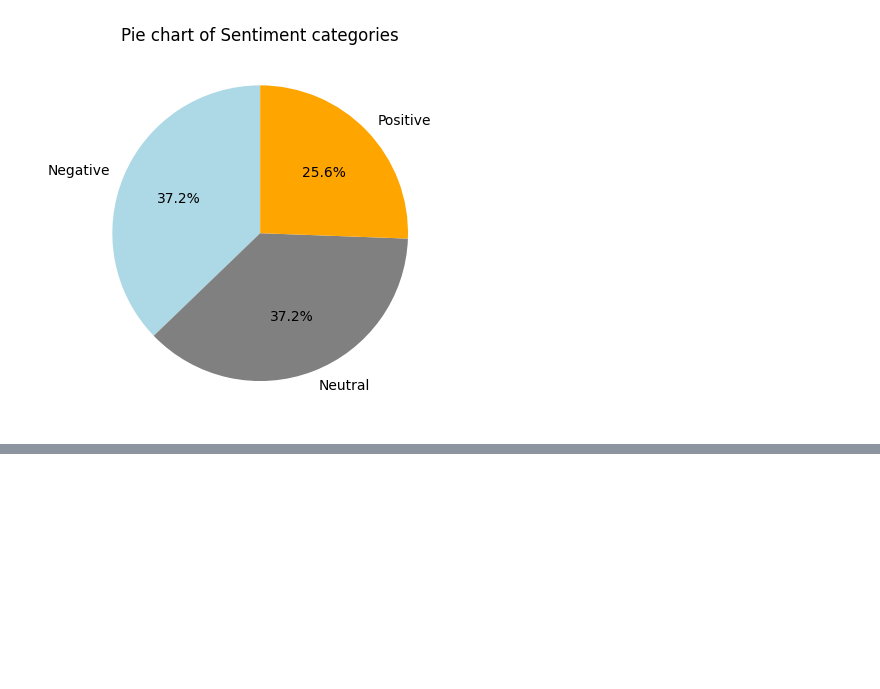
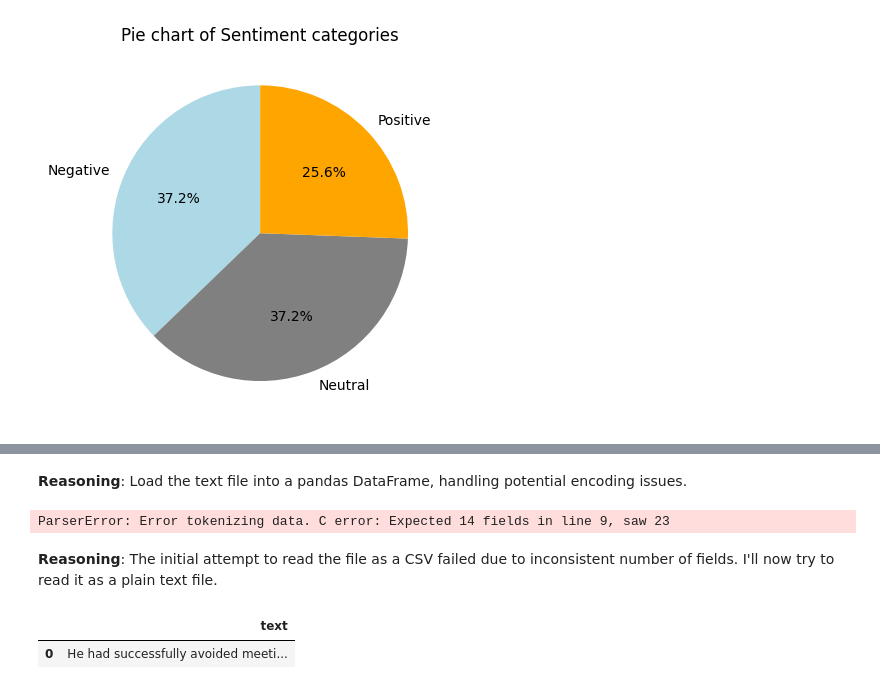
Before and after one commit to chuter176/NLP_PictureBook_2025, a Jupyter notebook: 8_readtxtfilesimportingfromhtml.ipynb, the cells around one changed output, grey strips where cells are left out. Saved outputs shown, nothing was run; the diff lists cells and outputs as text; code cells hidden in the pictures; blank space fills up the shorter version.

```diff
--- a/8_readtxtfilesimportingfromhtml.ipynb
+++ b/8_readtxtfilesimportingfromhtml.ipynb
@@ -201,3 +198,15 @@ file.read()
 #### 🐹🐾 **Delete lines (i.e., 줄 생략해서 Space로 대체하기)**
 
 #### File name: Data_Misc Rep. on ms624atyale ▶️ crime_punish_ch_one.txt
+# %%
+from urllib.request import urlopen
+
+url = "https://raw.githubusercontent.com/ms624atyale/NLP_2024/refs/heads/main/Sample_ClassActivity/Crime_Punishment_Sample.txt"
+
+with urlopen(url) as f:
+  doc =f.read().decode()
+  with open('crime_punish_copied.htmi','wt')as cf:
+    cf.write(doc)
+
+file = open("/content/crime_punish_copied.html", "rt")
+file.read().replace("\n"," ")
@@ -621,0 +649,40 @@ plt.show()
+# %% [markdown]
+**Reasoning**:
+Load the text file into a pandas DataFrame, handling potential encoding issues.
+# %%
+import pandas as pd
+
+try:
+    df_crime = pd.read_csv('Crime_Punishment_Sample.txt', encoding='utf-8')
+except UnicodeDecodeError:
+    try:
+        df_crime = pd.read_csv('Crime_Punishment_Sample.txt', encoding='latin-1')
+    except Exception as e:
+        try:
+            with open('Crime_Punishment_Sample.txt', 'r', encoding='utf-8') as file:
+                text = file.read()
+            df_crime = pd.DataFrame({'text': [text]})
+        except Exception as e:
+            print(f"Error reading the file: {e}")
+            df_crime = pd.DataFrame() # Empty DataFrame if all attempts fail
+
+display(df_crime.head())
+# %% [output]
+ParserError: Error tokenizing data. C error: Expected 14 fields in line 9, saw 23
+# %% [markdown]
+**Reasoning**:
+The initial attempt to read the file as a CSV failed due to inconsistent number of fields.  I'll now try to read it as a plain text file.
+# %%
+import pandas as pd
+
+try:
+    with open('Crime_Punishment_Sample.txt', 'r', encoding='utf-8') as file:
+        text = file.read()
+    df_crime = pd.DataFrame({'text': [text]})
+    display(df_crime.head())
+except Exception as e:
+    print(f"Error reading the file: {e}")
+    df_crime = pd.DataFrame() # Empty DataFrame if all attempts fail
+# %% [output]
+|  | text |
+| 0 | He had successfully avoided meeti... |
```
Also changed, not shown: parts of 26 cells of this notebook.
